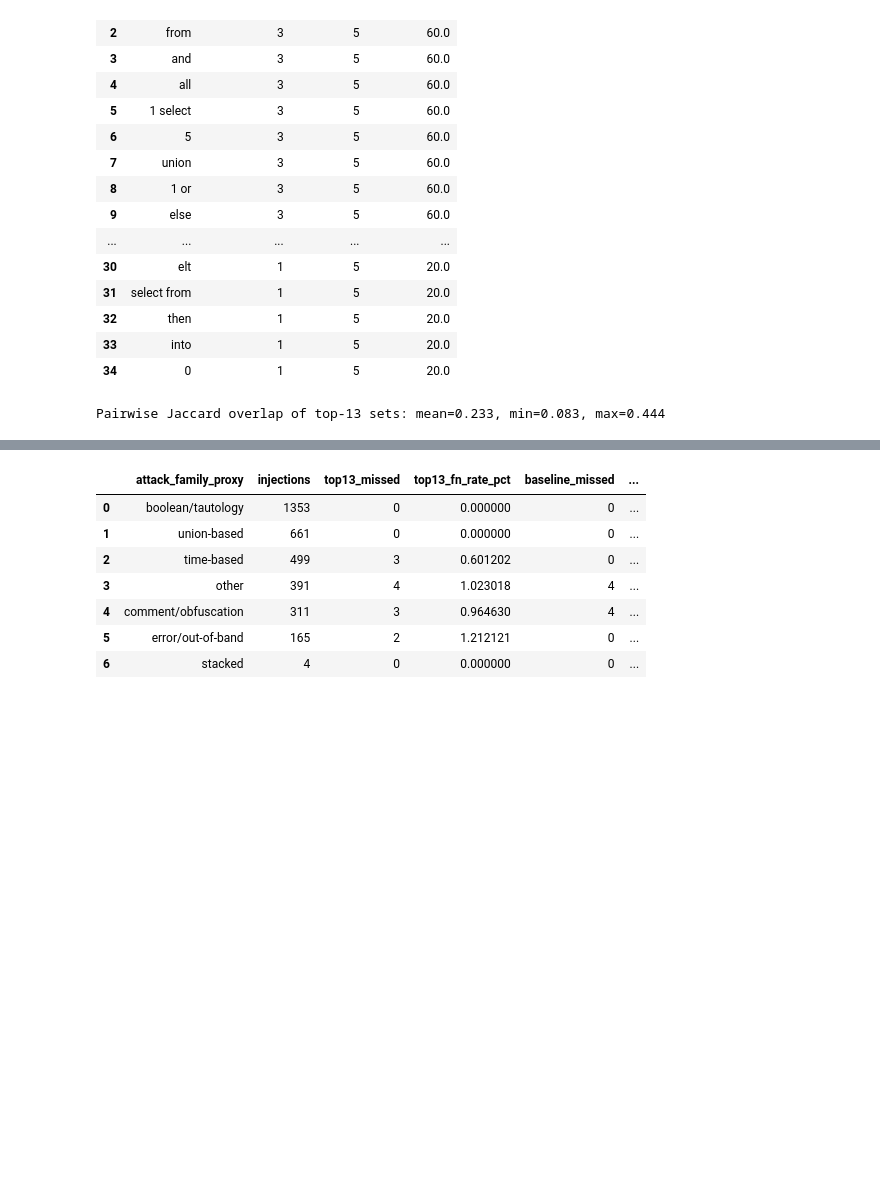
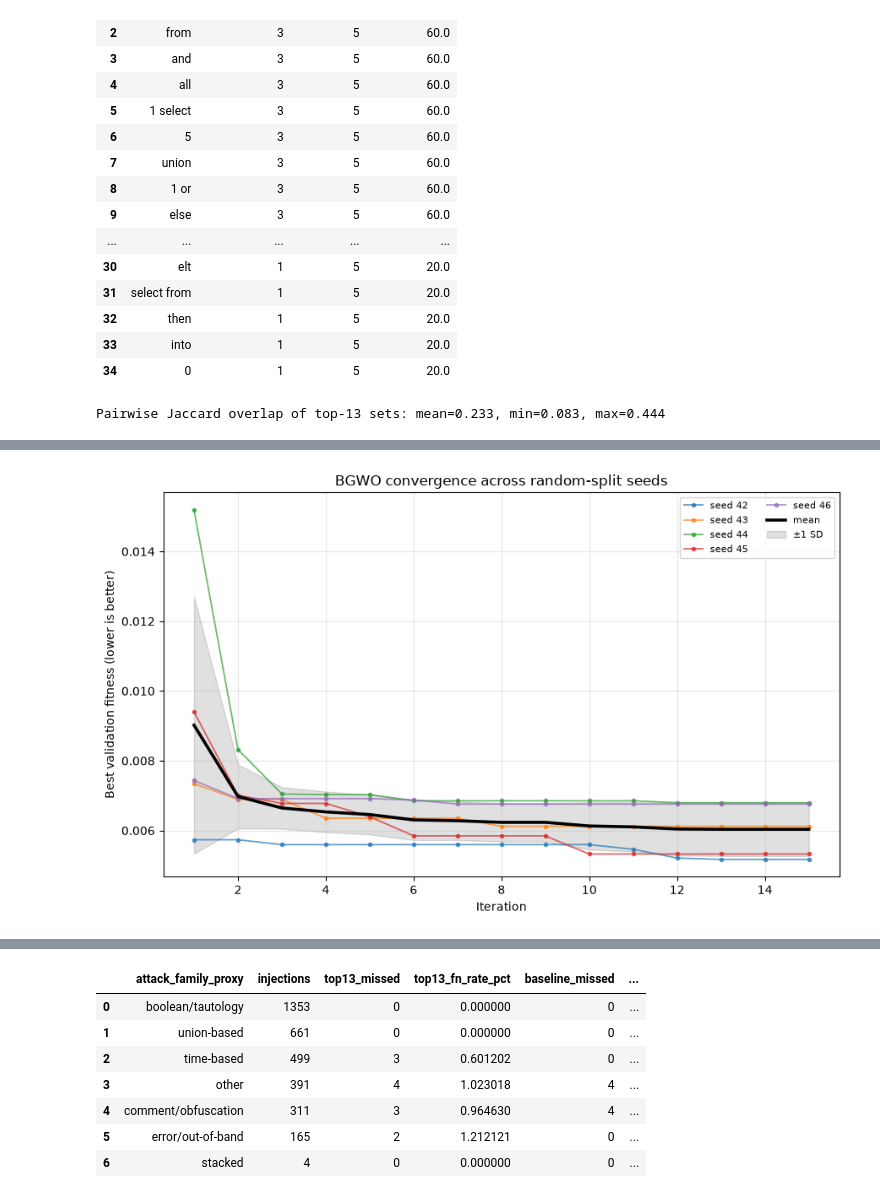
Before and after one commit to m-wasim-alwisi/rf_bgwo, a Jupyter notebook: RF_BGWO_Publication_Checks.ipynb, the cells around one changed output, grey strips where cells are left out. Saved outputs shown, nothing was run; the diff lists cells and outputs as text; code cells hidden in the pictures; blank space fills up the shorter version.

```diff
--- a/RF_BGWO_Publication_Checks.ipynb
+++ b/RF_BGWO_Publication_Checks.ipynb
@@ -837,0 +959,96 @@ except Exception as exc:
+# %%
+
+import matplotlib.pyplot as plt
+
+# ---------------------------------------------------------------------------
+# Figure 1: BGWO convergence curve across the five random-split seeds.
+# ---------------------------------------------------------------------------
+iterations = np.arange(1, BGWO_ITERATIONS + 1)
+convergence_curves = np.vstack([
+    seed_histories[seed]["best_fitness"].to_numpy() for seed in SEEDS
+])
+mean_curve = convergence_curves.mean(axis=0)
+std_curve = convergence_curves.std(axis=0, ddof=1)
+
+fig, ax = plt.subplots(figsize=(9, 5.5))
+for idx, seed in enumerate(SEEDS):
+    ax.plot(
+        iterations, convergence_curves[idx],
+        marker="o", markersize=3, linewidth=1.3, alpha=0.7,
+        label=f"seed {seed}",
+    )
+ax.plot(iterations, mean_curve, color="black", linewidth=2.6, label="mean")
+ax.fill_between(
+    iterations, mean_curve - std_curve, mean_curve + std_curve,
+    color="black", alpha=0.12, label="±1 SD",
+)
+ax.set_xlabel("Iteration")
+ax.set_ylabel("Best validation fitness (lower is better)")
+ax.set_title("BGWO convergence across random-split seeds")
+ax.grid(alpha=0.3)
+ax.legend(ncol=2, fontsize=8)
+fig.tight_layout()
+fig.savefig(
+    ARTIFACT_DIR / "bgwo_convergence_curve.png",
+    dpi=300, bbox_inches="tight",
+)
+plt.show()
+plt.close(fig)
+
+# ---------------------------------------------------------------------------
+# Figure 2: Feature-set stability across iterations for each seed.
+# ---------------------------------------------------------------------------
+fig, axes = plt.subplots(1, 2, figsize=(14, 5.2))
+
+for seed in SEEDS:
+    masks = seed_mask_history[seed]
+    final_mask = masks[-1]
+
+    # Jaccard similarity of each iteration's best mask to the final mask.
+    jaccard_vs_final = []
+    for mask in masks:
+        union = np.logical_or(mask, final_mask).sum()
+        intersection = np.logical_and(mask, final_mask).sum()
+        jaccard_vs_final.append(
+            float(intersection / union) if union else 1.0
+        )
+
+    counts = [int(mask.sum()) for mask in masks]
+
+    axes[0].plot(
+        iterations, jaccard_vs_final,
+        marker="o", markersize=3, linewidth=1.3, alpha=0.8,
+        label=f"seed {seed}",
+    )
+    axes[1].plot(
+        iterations, counts,
+        marker="o", markersize=3, linewidth=1.3, alpha=0.8,
+        label=f"seed {seed}",
+    )
+
+axes[0].set_xlabel("Iteration")
+axes[0].set_ylabel("Jaccard similarity to final mask")
+axes[0].set_title("Feature-set stability across iterations")
+axes[0].set_ylim(0.0, 1.05)
+axes[0].grid(alpha=0.3)
+axes[0].legend(fontsize=8)
+
+axes[1].set_xlabel("Iteration")
+axes[1].set_ylabel("Selected feature count")
+axes[1].set_title("Selected feature count per iteration")
+axes[1].grid(alpha=0.3)
+axes[1].legend(fontsize=8)
+
+fig.tight_layout()
+fig.savefig(
+    ARTIFACT_DIR / "bgwo_feature_stability.png",
+    dpi=300, bbox_inches="tight",
+)
+plt.show()
+plt.close(fig)
+
+print("Saved figures:")
+print(" -", (ARTIFACT_DIR / "bgwo_convergence_curve.png").resolve())
+print(" -", (ARTIFACT_DIR / "bgwo_feature_stability.png").resolve())
+# %% [output]
+[figure, added]
```
Also changed, not shown: parts of 15 cells of this notebook, 10 other files.
